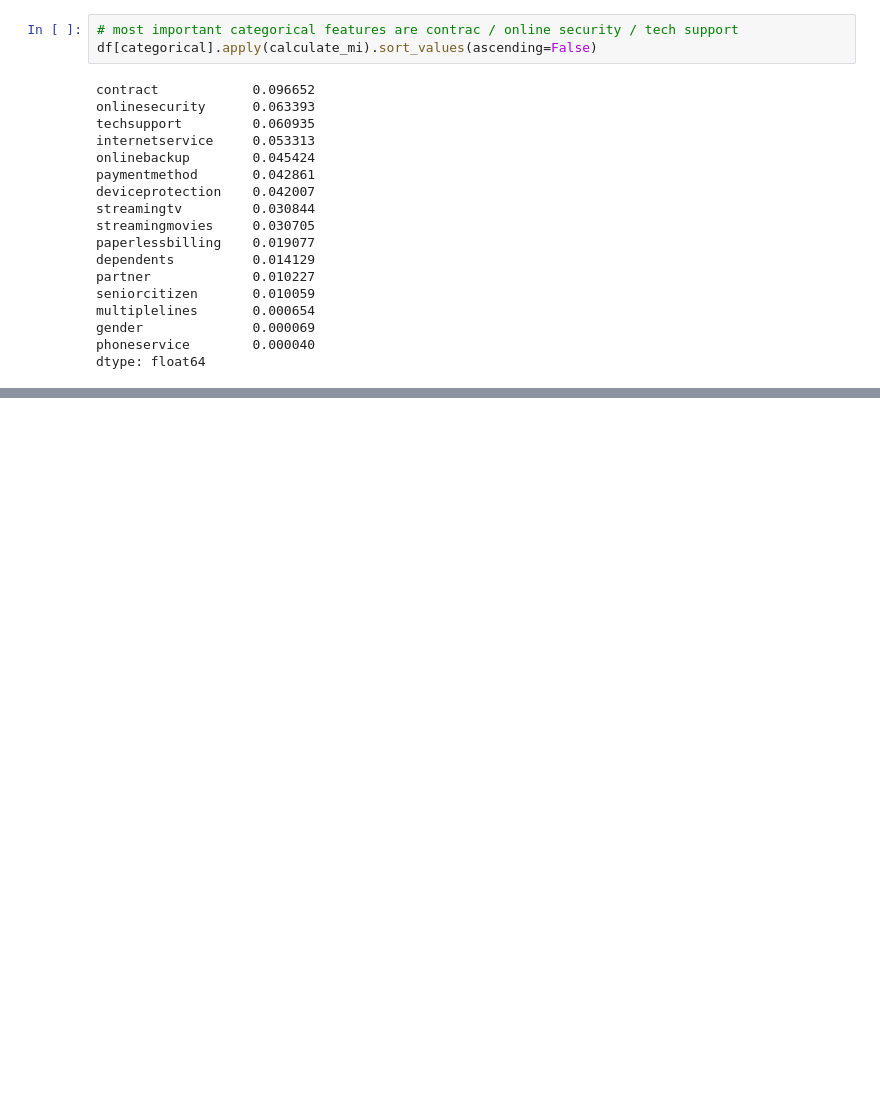
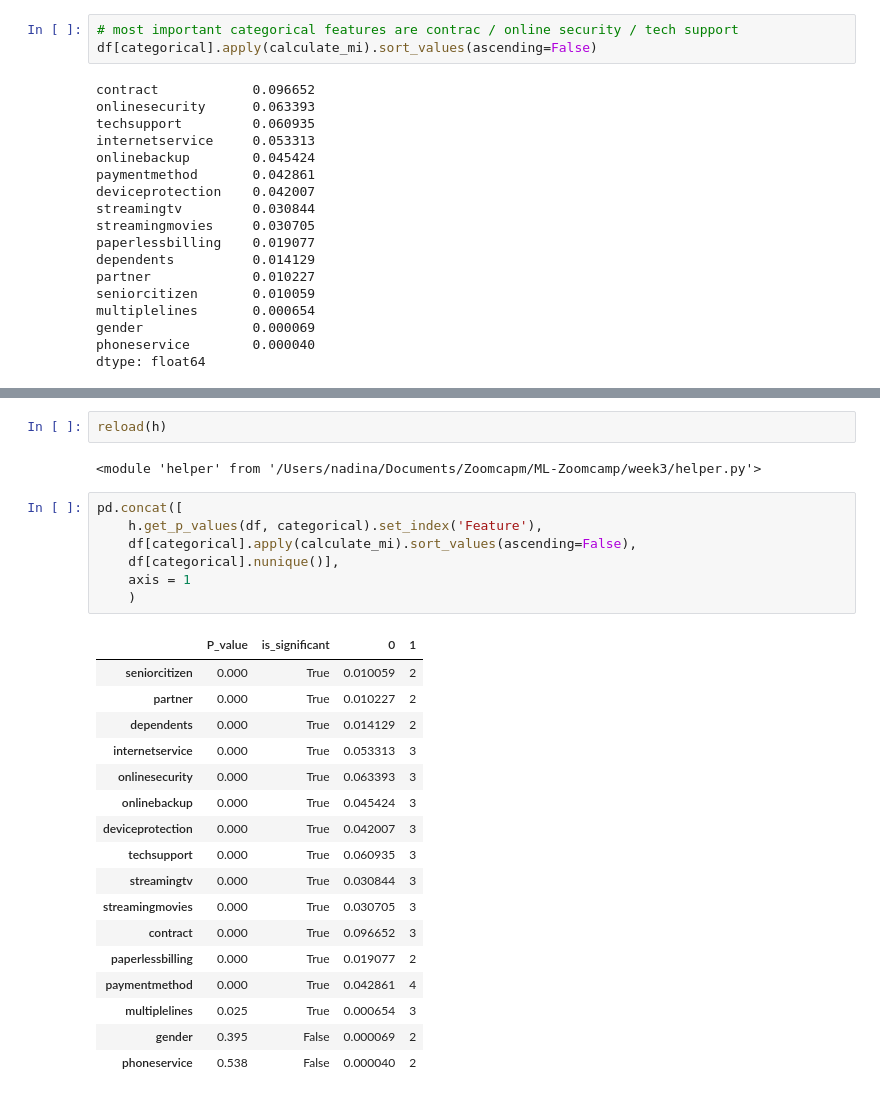
Before and after one commit to nadia-paz/ML-Zoomcamp, a Jupyter notebook: week3/02_telco_features.ipynb, the cells around one changed output, grey strips where cells are left out. Cells and saved outputs as stored; diff of their text form; blank space fills up the shorter version.

```diff
--- a/week3/02_telco_features.ipynb
+++ b/week3/02_telco_features.ipynb
@@ -220,0 +231,29 @@ pd.concat([
+# %%
+reload(h)
+# %% [output]
+<module 'helper' from '/Users/nadina/Documents/Zoomcapm/ML-Zoomcamp/week3/helper.py'>
+# %%
+pd.concat([
+    h.get_p_values(df, categorical).set_index('Feature'),
+    df[categorical].apply(calculate_mi).sort_values(ascending=False),
+    df[categorical].nunique()],
+    axis = 1
+    )
+# %% [output]
+|  | P_value | is_significant | 0 | 1 |
+| seniorcitizen | 0.000 | True | 0.010059 | 2 |
+| partner | 0.000 | True | 0.010227 | 2 |
+| dependents | 0.000 | True | 0.014129 | 2 |
+| internetservice | 0.000 | True | 0.053313 | 3 |
+| onlinesecurity | 0.000 | True | 0.063393 | 3 |
+| onlinebackup | 0.000 | True | 0.045424 | 3 |
+| deviceprotection | 0.000 | True | 0.042007 | 3 |
+| techsupport | 0.000 | True | 0.060935 | 3 |
+| streamingtv | 0.000 | True | 0.030844 | 3 |
+| streamingmovies | 0.000 | True | 0.030705 | 3 |
+| contract | 0.000 | True | 0.096652 | 3 |
+| paperlessbilling | 0.000 | True | 0.019077 | 2 |
+| paymentmethod | 0.000 | True | 0.042861 | 4 |
+| multiplelines | 0.025 | True | 0.000654 | 3 |
+| gender | 0.395 | False | 0.000069 | 2 |
+| phoneservice | 0.538 | False | 0.000040 | 2 |
```
Also changed, not shown: parts of 23 cells of this notebook.
